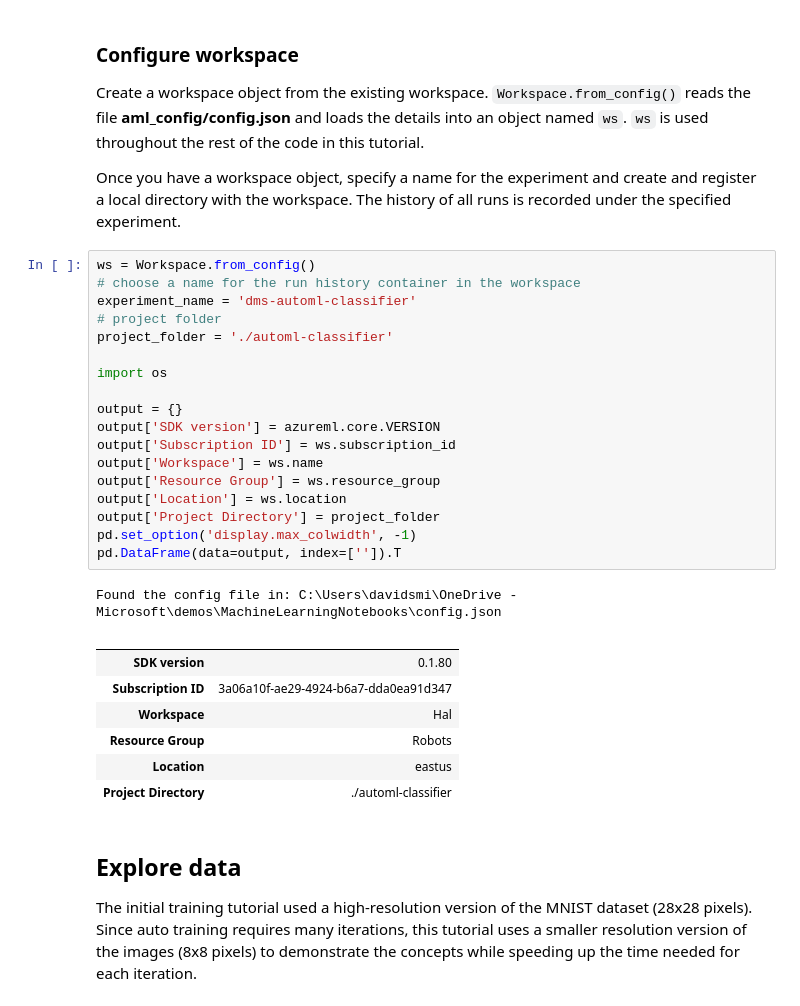
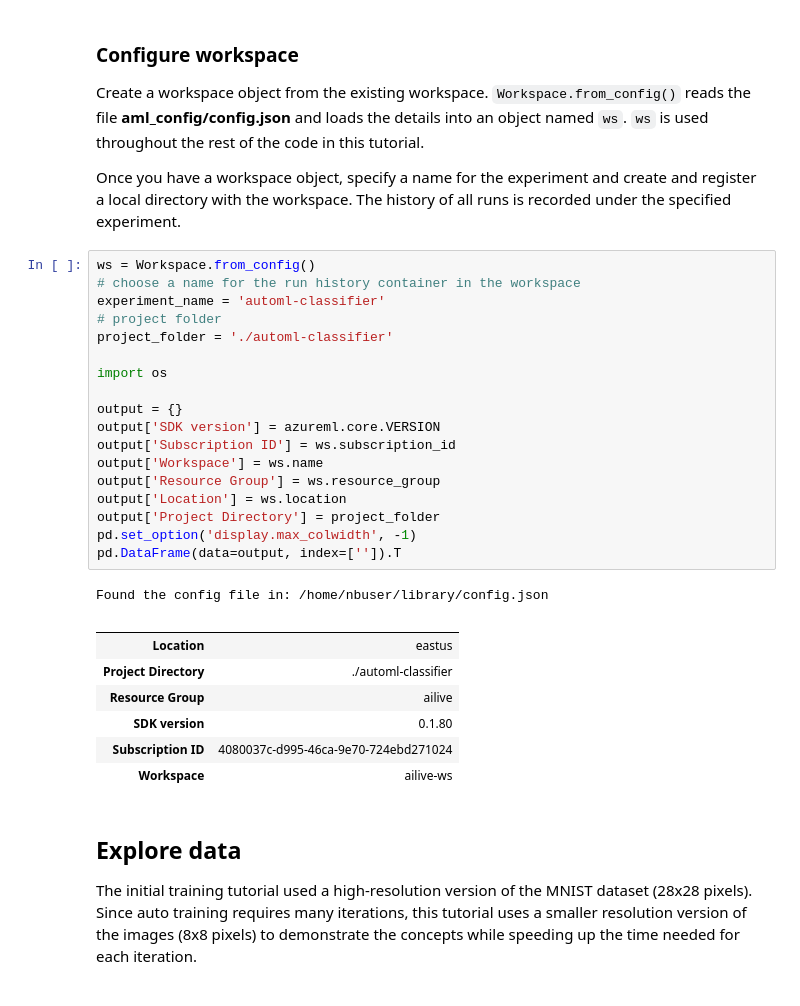
Before and after one commit to revodavid/PracticalAI, a Jupyter notebook: 4. MNIST with scikit-learn/03.auto-train-models.ipynb, the cells around one changed output. Drawn from its saved outputs; the diff is of its cells as text.

```diff
--- a/4. MNIST with scikit-learn/03.auto-train-models.ipynb
+++ b/4. MNIST with scikit-learn/03.auto-train-models.ipynb
@@ -62,30 +62,30 @@ Once you have a workspace object, specify a name for the experiment and create a
 # %%
 ws = Workspace.from_config()
 # choose a name for the run history container in the workspace
-experiment_name = 'dms-automl-classifier'
+experiment_name = 'automl-classifier'
 # project folder
 project_folder = './automl-classifier'
 
 import os
 
 output = {}
 output['SDK version'] = azureml.core.VERSION
 output['Subscription ID'] = ws.subscription_id
 output['Workspace'] = ws.name
 output['Resource Group'] = ws.resource_group
 output['Location'] = ws.location
 output['Project Directory'] = project_folder
 pd.set_option('display.max_colwidth', -1)
 pd.DataFrame(data=output, index=['']).T
 # %% [output]
-Found the config file in: C:\Users\davidsmi\OneDrive - Microsoft\demos\MachineLearningNotebooks\config.json
+Found the config file in: /home/nbuser/library/config.json
 |  |  |
-| SDK version | 0.1.80 |
-| Subscription ID | 3a06a10f-ae29-4924-b6a7-dda0ea91d347 |
-| Workspace | Hal |
-| Resource Group | Robots |
 | Location | eastus |
 | Project Directory | ./automl-classifier |
+| Resource Group | ailive |
+| SDK version | 0.1.80 |
+| Subscription ID | 4080037c-d995-46ca-9e70-724ebd271024 |
+| Workspace | ailive-ws |
 # %% [markdown]
 ## Explore data
 
```
Also changed, not shown: parts of 5 cells of this notebook.
